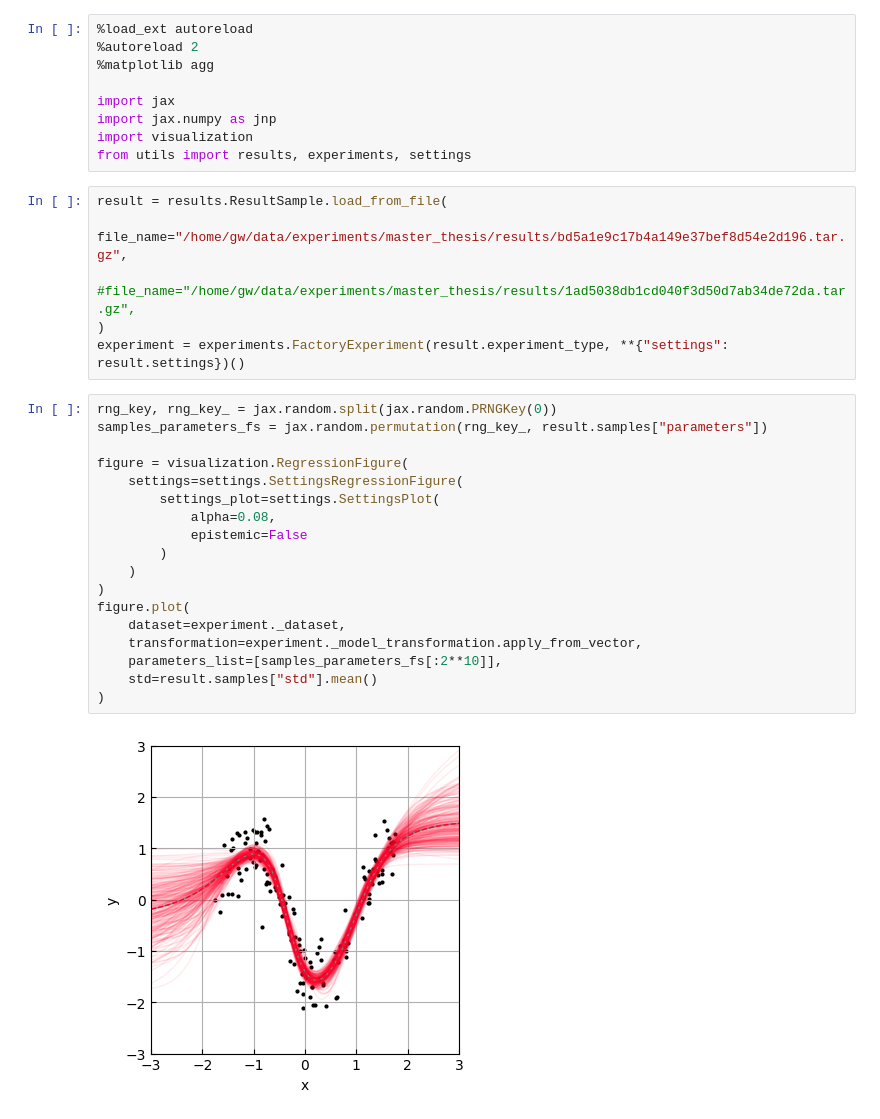
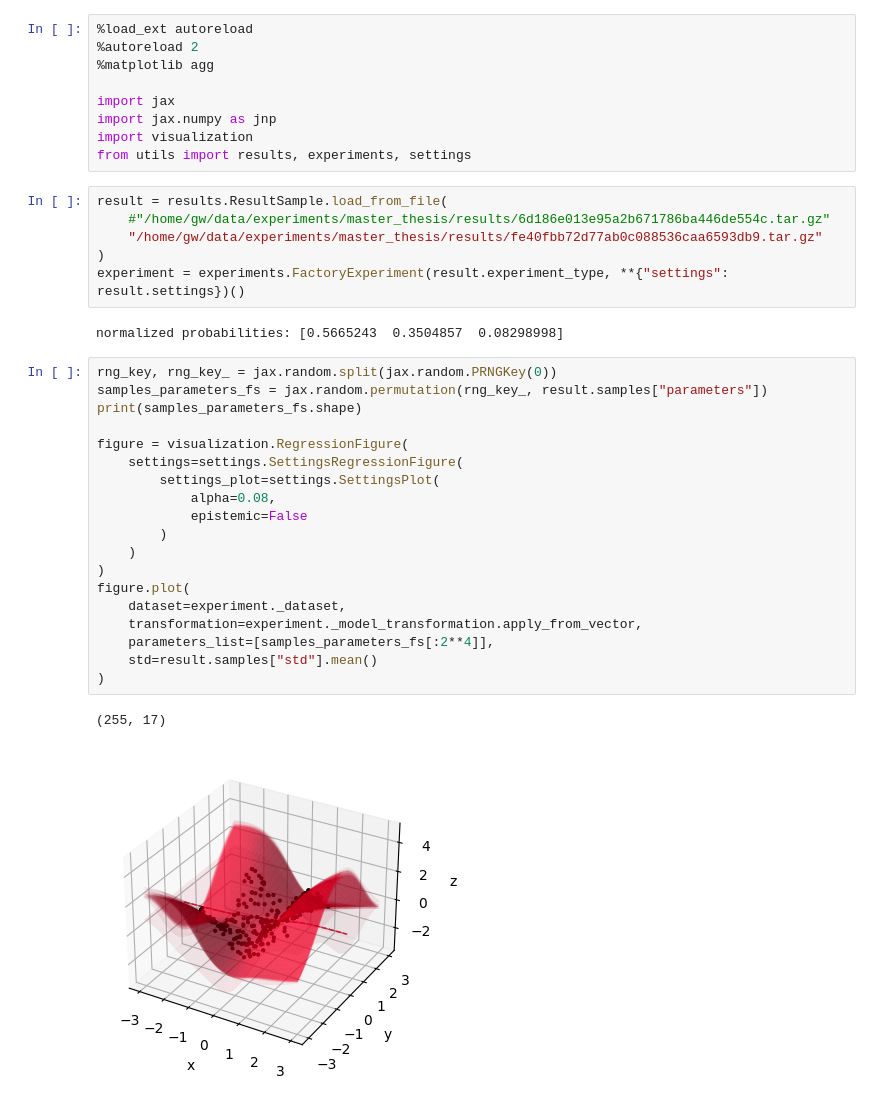
Before and after one commit to jgwiese/mcmc_bnn_symmetry, a Jupyter notebook: notebooks/01_sampling/evaluation.ipynb, the cells around one changed output. Drawn from its saved outputs; the diff is of its cells as text.

```diff
--- a/notebooks/01_sampling/evaluation.ipynb
+++ b/notebooks/01_sampling/evaluation.ipynb
@@ -9,30 +9,34 @@ import visualization
 from utils import results, experiments, settings
 # %%
 result = results.ResultSample.load_from_file(
-    file_name="/home/gw/data/experiments/master_thesis/results/bd5a1e9c17b4a149e37bef8d54e2d196.tar.gz",
-    #file_name="/home/gw/data/experiments/master_thesis/results/1ad5038db1cd040f3d50d7ab34de72da.tar.gz",
+    #"/home/gw/data/experiments/master_thesis/results/6d186e013e95a2b671786ba446de554c.tar.gz"
+    "/home/gw/data/experiments/master_thesis/results/fe40fbb72d77ab0c088536caa6593db9.tar.gz"
 )
 experiment = experiments.FactoryExperiment(result.experiment_type, **{"settings": result.settings})()
+# %% [output]
+normalized probabilities: [0.5665243  0.3504857  0.08298998]
 # %%
 rng_key, rng_key_ = jax.random.split(jax.random.PRNGKey(0))
 samples_parameters_fs = jax.random.permutation(rng_key_, result.samples["parameters"])
+print(samples_parameters_fs.shape)
 
 figure = visualization.RegressionFigure(
     settings=settings.SettingsRegressionFigure(
         settings_plot=settings.SettingsPlot(
             alpha=0.08,
             epistemic=False
         )
     )
 )
 figure.plot(
     dataset=experiment._dataset,
     transformation=experiment._model_transformation.apply_from_vector,
-    parameters_list=[samples_parameters_fs[:2**10]],
+    parameters_list=[samples_parameters_fs[:2**4]],
     std=result.samples["std"].mean()
 )
 # %% [output]
+(255, 17)
-[figure, old version]
+[figure, new version]
 # %%
 rng_key, rng_key_ = jax.random.split(rng_key)
 samples_parameters_posterior = samples_parameters_fs
```
Also changed, not shown: parts of 1 cell of this notebook, 9 other files.
